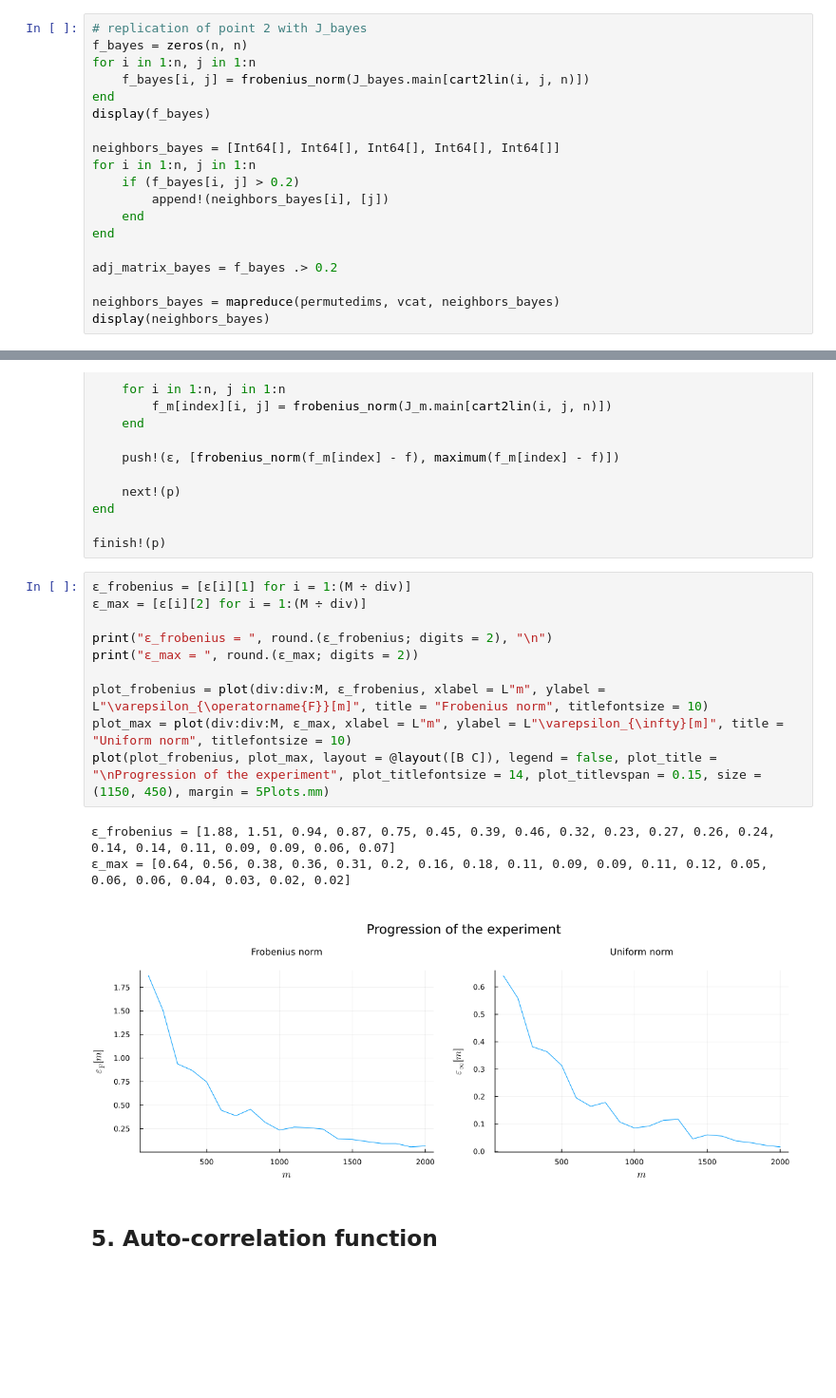
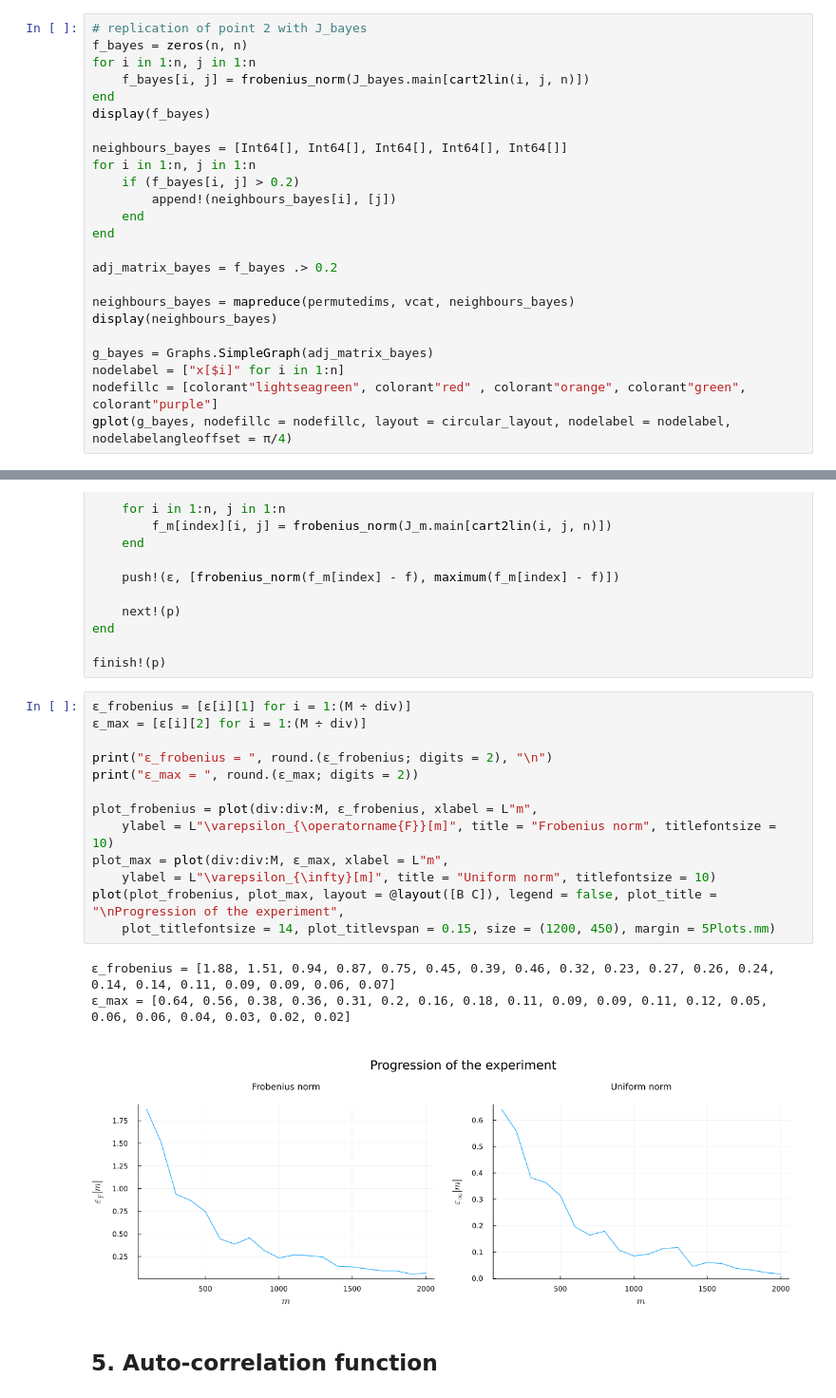
Before and after one commit to caporali/models_and_algorithms_project, a Jupyter notebook: project/main.ipynb, the cells around one changed output, grey strips where cells are left out. Shown at 95% size. Cells and saved outputs as stored; diff of their text form; blank space fills up the shorter version.

```diff
--- a/project/main.ipynb
+++ b/project/main.ipynb
@@ -562,17 +557,22 @@ for i in 1:n, j in 1:n
 end
 display(f_bayes)
 
-neighbors_bayes = [Int64[], Int64[], Int64[], Int64[], Int64[]]
+neighbours_bayes = [Int64[], Int64[], Int64[], Int64[], Int64[]]
 for i in 1:n, j in 1:n
 	if (f_bayes[i, j] > 0.2)
-		append!(neighbors_bayes[i], [j])
+		append!(neighbours_bayes[i], [j])
 	end
 end
 
 adj_matrix_bayes = f_bayes .> 0.2
 
-neighbors_bayes = mapreduce(permutedims, vcat, neighbors_bayes)
-display(neighbors_bayes)
+neighbours_bayes = mapreduce(permutedims, vcat, neighbours_bayes)
+display(neighbours_bayes)
+
+g_bayes = Graphs.SimpleGraph(adj_matrix_bayes)
+nodelabel = ["x[$i]" for i in 1:n]
+nodefillc = [colorant"lightseagreen", colorant"red" , colorant"orange", colorant"green", colorant"purple"]
+gplot(g_bayes, nodefillc = nodefillc, layout = circular_layout, nodelabel = nodelabel, nodelabelangleoffset = π/4)
 # %% [output]
 5×5 Matrix{Float64}:
  0.0187156  0.735065   0.843545   0.163826   0.124892
@@ -661,17 +673,20 @@ finish!(p)
 # %%
 ε_frobenius = [ε[i][1] for i = 1:(M ÷ div)]
 ε_max = [ε[i][2] for i = 1:(M ÷ div)]
 
 print("ε_frobenius = ", round.(ε_frobenius; digits = 2), "\n")
 print("ε_max = ", round.(ε_max; digits = 2))
 
-plot_frobenius = plot(div:div:M, ε_frobenius, xlabel = L"m", ylabel = L"\varepsilon_{\operatorname{F}}[m]", title = "Frobenius norm", titlefontsize = 10)
-plot_max = plot(div:div:M, ε_max, xlabel = L"m", ylabel = L"\varepsilon_{\infty}[m]", title = "Uniform norm", titlefontsize = 10)
-plot(plot_frobenius, plot_max, layout = @layout([B C]), legend = false, plot_title = "\nProgression of the experiment", plot_titlefontsize = 14, plot_titlevspan = 0.15, size = (1150, 450), margin = 5Plots.mm)
+plot_frobenius = plot(div:div:M, ε_frobenius, xlabel = L"m",
+	ylabel = L"\varepsilon_{\operatorname{F}}[m]", title = "Frobenius norm", titlefontsize = 10)
+plot_max = plot(div:div:M, ε_max, xlabel = L"m",
+	ylabel = L"\varepsilon_{\infty}[m]", title = "Uniform norm", titlefontsize = 10)
+plot(plot_frobenius, plot_max, layout = @layout([B C]), legend = false, plot_title = "\nProgression of the experiment",
+	plot_titlefontsize = 14, plot_titlevspan = 0.15, size = (1200, 450), margin = 5Plots.mm)
 # %% [output]
 ε_frobenius = [1.88, 1.51, 0.94, 0.87, 0.75, 0.45, 0.39, 0.46, 0.32, 0.23, 0.27, 0.26, 0.24, 0.14, 0.14, 0.11, 0.09, 0.09, 0.06, 0.07]
 ε_max = [0.64, 0.56, 0.38, 0.36, 0.31, 0.2, 0.16, 0.18, 0.11, 0.09, 0.09, 0.11, 0.12, 0.05, 0.06, 0.06, 0.04, 0.03, 0.02, 0.02]
-[figure, old version]
+[figure, new version]
 # %% [markdown]
 ## 5. Auto-correlation function
 # %% [markdown]
```
Also changed, not shown: parts of 24 cells of this notebook.
